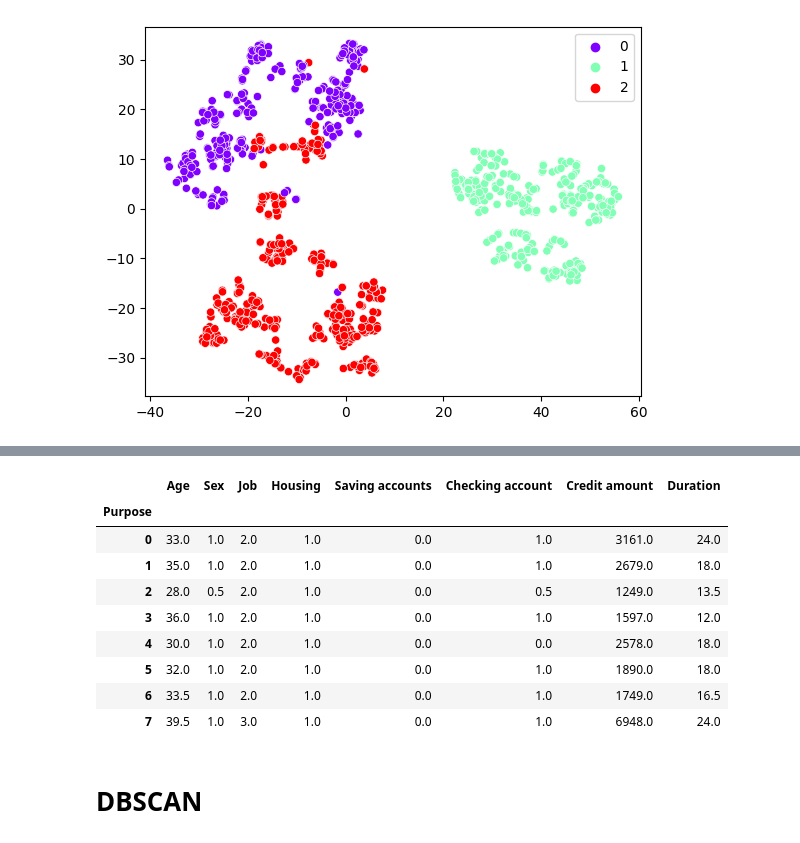
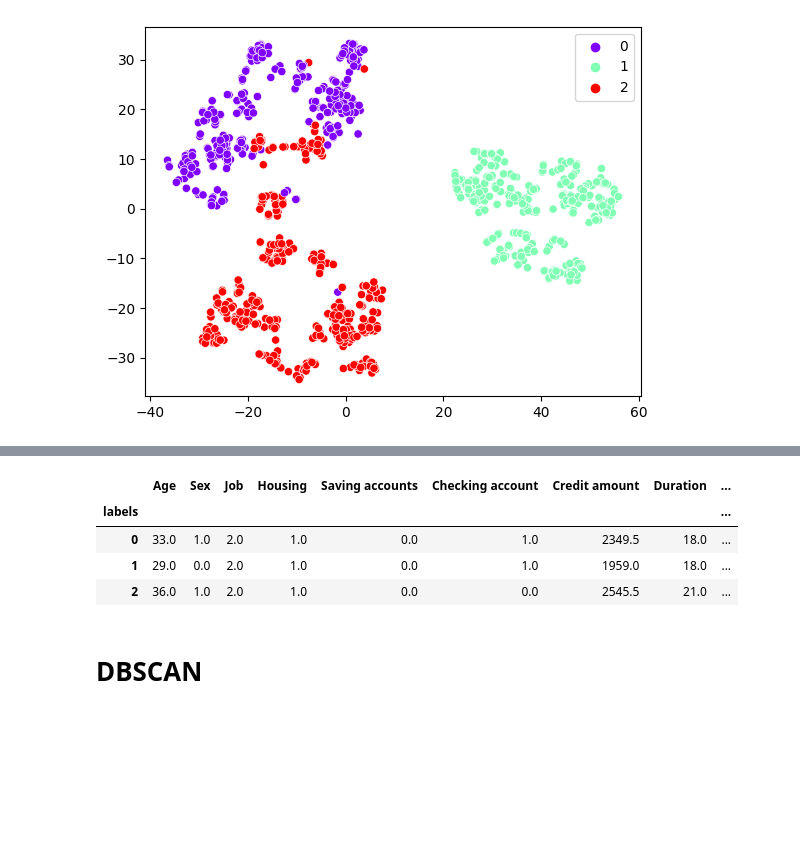
Before and after one commit to aspushkarev/OTUS-ML-Professional, a Jupyter notebook: KMeans_DBSCAN/OTUS_Clustering_Homework.ipynb, the cells around one changed output, grey strips where cells are left out. Cells and saved outputs as stored; diff of their text form; code cells hidden in the pictures; blank space fills up the shorter version.

```diff
--- a/KMeans_DBSCAN/OTUS_Clustering_Homework.ipynb
+++ b/KMeans_DBSCAN/OTUS_Clustering_Homework.ipynb
@@ -240,3 +293,5 @@ labels = kmeans.labels_
 sns.scatterplot(x=X_tsne[:,0], y=X_tsne[:,1], hue=labels, palette='rainbow');
 # %% [output]
 [figure]
+# %%
+data['labels'] = labels
@@ -311,16 +376,13 @@ for col in data.columns:
+# %%
+data['labels'] = labels
 # %%
-data.groupby('Purpose').median().round(2)
+data.groupby('labels').median().round(2)
 # %% [output]
-|  | Age | Sex | Job | Housing | Saving accounts | Checking account | Credit amount | Duration |
-| Purpose |  |  |  |  |  |  |  |  |
-| 0 | 33.0 | 1.0 | 2.0 | 1.0 | 0.0 | 1.0 | 3161.0 | 24.0 |
-| 1 | 35.0 | 1.0 | 2.0 | 1.0 | 0.0 | 1.0 | 2679.0 | 18.0 |
-| 2 | 28.0 | 0.5 | 2.0 | 1.0 | 0.0 | 0.5 | 1249.0 | 13.5 |
-| 3 | 36.0 | 1.0 | 2.0 | 1.0 | 0.0 | 1.0 | 1597.0 | 12.0 |
-| 4 | 30.0 | 1.0 | 2.0 | 1.0 | 0.0 | 0.0 | 2578.0 | 18.0 |
-| 5 | 32.0 | 1.0 | 2.0 | 1.0 | 0.0 | 1.0 | 1890.0 | 18.0 |
-| 6 | 33.5 | 1.0 | 2.0 | 1.0 | 0.0 | 1.0 | 1749.0 | 16.5 |
-| 7 | 39.5 | 1.0 | 3.0 | 1.0 | 0.0 | 1.0 | 6948.0 | 24.0 |
+|  | Age | Sex | Job | Housing | Saving accounts | Checking account | Credit amount | Duration | ... |
+| labels |  |  |  |  |  |  |  |  | ... |
+| 0 | 33.0 | 1.0 | 2.0 | 1.0 | 0.0 | 1.0 | 2349.5 | 18.0 | ... |
+| 1 | 29.0 | 0.0 | 2.0 | 1.0 | 0.0 | 1.0 | 1959.0 | 18.0 | ... |
+| 2 | 36.0 | 1.0 | 2.0 | 1.0 | 0.0 | 0.0 | 2545.5 | 21.0 | ... |
 # %% [markdown]
 # DBSCAN
 # %%
```
Also changed, not shown: parts of 27 cells of this notebook.
